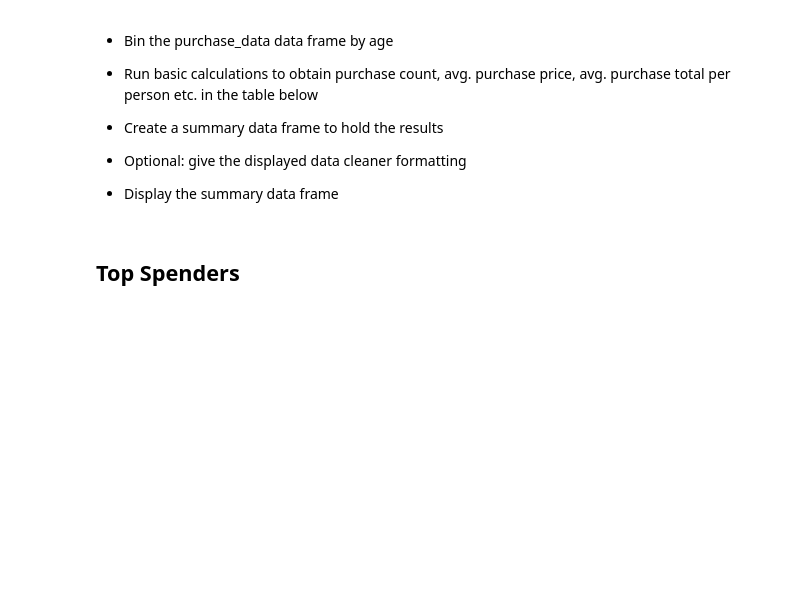
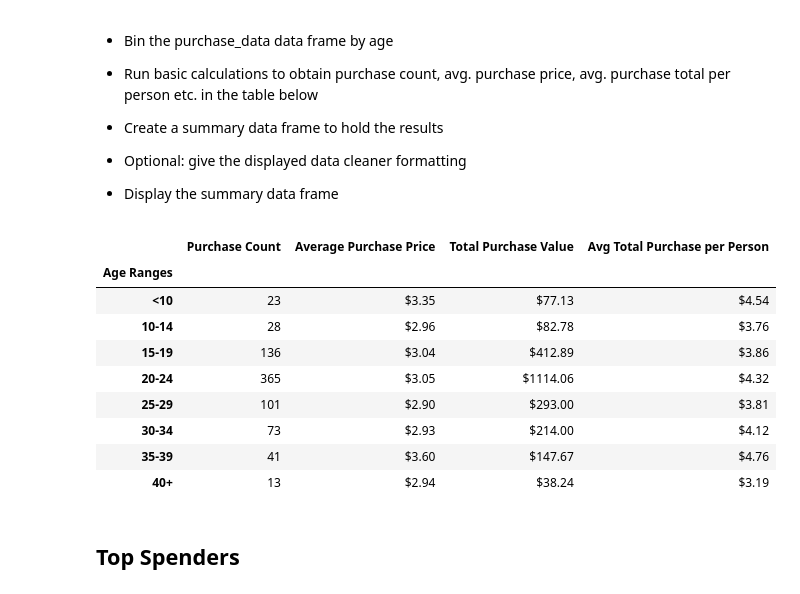
Before and after one commit to fasahathsyeda/pandas-challenge, a Jupyter notebook: HeroesOfPymoli/HeroesOfPymoli.ipynb, the cells around one changed output. Saved outputs shown, nothing was run; the diff lists cells and outputs as text; code cells hidden in the pictures; blank space fills up the shorter version.

Commit message:
adding purchase analysis age

```diff
--- a/HeroesOfPymoli/HeroesOfPymoli.ipynb
+++ b/HeroesOfPymoli/HeroesOfPymoli.ipynb
@@ -174,19 +174,21 @@ age_demo=duplicate_drop.loc[:,["Gender","SN","Age"]]
 bins=[0,9,14,19,24,29,34,39,50]
 group_names=["<10","10-14","15-19","20-24","25-29","30-34","35-39","40+"]
 age_demo["Age Ranges"]=pd.cut(age_demo["Age"], bins, labels=group_names, include_lowest=False)
-total_age=age_demo["Age Ranges"].value_counts()
+total_age_count=age_demo["Age Ranges"].value_counts()
 
-percent_playres=((total_age/len(total_players_df))*100).map("{:.2f}%".format)
-age_demographics=pd.DataFrame({"Total Count": total_age,"Percent of Players": percent_playres})
+percent_playres=((total_age/len(total_unique_players))*100).map("{:.2f}%".format)
+age_demographics=pd.DataFrame({"Total Count": total_age_count,"Percent of Players": percent_playres})
 age_demographics=age_demographics.sort_index()
 age_demographics
-#age_demographics=pd.DataFrame()
-#age_demographics["Total Count"]=age_grouped["Age Ranges"].count()
 
-#age_demographics["Percentage of Players"]=((age_demographics["Total Count"]/age_demographics["Total Count"].sum())*100).map("{:.2f}%".format)
+#alternate solution
+#age_grouped=age_demo.groupby(["Age Ranges"])
+#age_demographics2=pd.DataFrame()
+#age_demographics2["Total Count"]=age_grouped["Age Ranges"].count()
+#age_demographics2
+#age_demographics2["Percentage of Players"]=((age_demographics2["Total Count"]/age_demographics2["Total Count"].sum())*100).map("{:.2f}%".format)
 
-#age_demographics=age_demographics.reset_index()
-#age_demographics=age_demographics.rename(columns={"Age Ranges":""})
-
-#age_demographics.style.hide_index()
+#age_demographics2=age_demographics2.reset_index()
+#age_demographics2=age_demographics.rename(columns={"Age Ranges":""})
+#age_demographics2
 # %% [output]
@@ -207,6 +217,36 @@ NameError: name 'total_players_df' is not defined
 
 
 * Display the summary data frame
+# %%
+bins=[0,9,14,19,24,29,34,39,50]
+group_names=["<10","10-14","15-19","20-24","25-29","30-34","35-39","40+"]
+purchase_data["Age Ranges"]=pd.cut(purchase_data["Age"], bins, labels=group_names, include_lowest=False)
+purchase_groupby_age=purchase_data.groupby(["Age Ranges"])
+purchase_groupby_age.head()
+purchase_analysis=pd.DataFrame()
+purchase_count=purchase_groupby_age["Age Ranges"].count()
+purchase_analysis["Purchase Count"]=purchase_count
+purchase_analysis
+
+total_purchase=purchase_groupby_age["Price"].sum()
+average_purchase_price=total_purchase/purchase_count
+avr_purchaseprice_perperson=total_purchase/total_age_count
+purchase_analysis["Average Purchase Price"]=average_purchase_price.map("${:.2f}".format)
+purchase_analysis["Total Purchase Value"]=total_purchase.map("${:.2f}".format)
+purchase_analysis["Avg Total Purchase per Person"]=avr_purchaseprice_perperson.map("${:.2f}".format)
+
+purchase_analysis
+# %% [output]
+|  | Purchase Count | Average Purchase Price | Total Purchase Value | Avg Total Purchase per Person |
+| Age Ranges |  |  |  |  |
+| <10 | 23 | $3.35 | $77.13 | $4.54 |
+| 10-14 | 28 | $2.96 | $82.78 | $3.76 |
+| 15-19 | 136 | $3.04 | $412.89 | $3.86 |
+| 20-24 | 365 | $3.05 | $1114.06 | $4.32 |
+| 25-29 | 101 | $2.90 | $293.00 | $3.81 |
+| 30-34 | 73 | $2.93 | $214.00 | $4.12 |
+| 35-39 | 41 | $3.60 | $147.67 | $4.76 |
+| 40+ | 13 | $2.94 | $38.24 | $3.19 |
 # %% [markdown]
 ## Top Spenders
 # %% [markdown]
```
Also changed, not shown: parts of 3 cells of this notebook.
